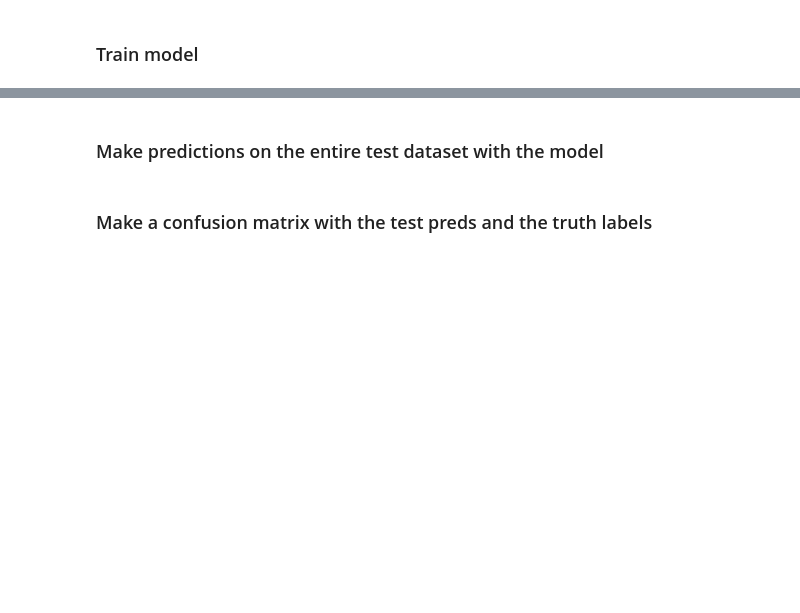
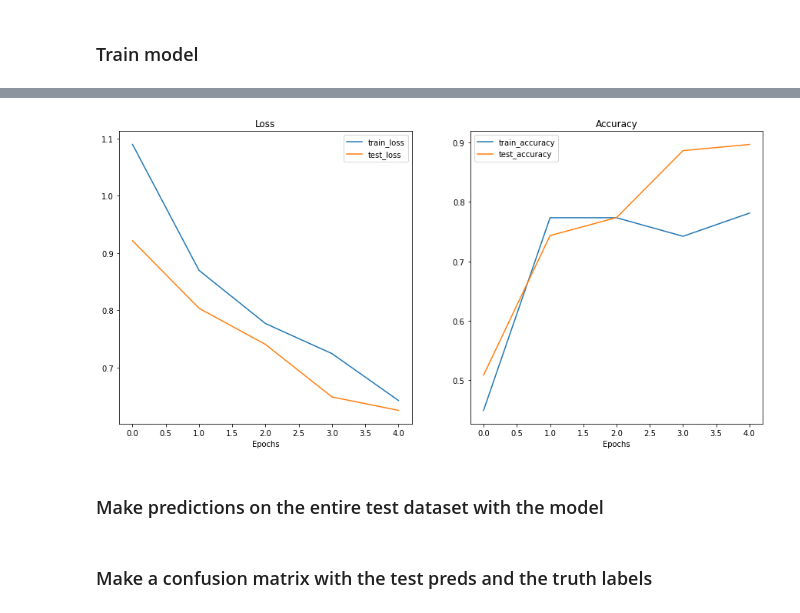
Before and after one commit to torrhen/pytorch_miscellaneous, a Jupyter notebook: 06_pytorch_transfer_learning_ex.ipynb, the cells around one changed output, grey strips where cells are left out. Drawn from its saved outputs; the diff is of its cells as text; code cells hidden in the pictures; blank space fills up the shorter version.

```diff
--- a/06_pytorch_transfer_learning_ex.ipynb
+++ b/06_pytorch_transfer_learning_ex.ipynb
@@ -192,3 +190,8 @@ Epoch: 5 | train_loss: 0.6426 | train_acc: 0.7812 | test_loss: 0.6254 | test_acc
+# %%
+# compare the loss curves and accuracy between the training and test data
+plot_loss_curves(model_0_results)
+# %% [output]
+[figure, added]
 # %% [markdown]
 ### Make predictions on the entire test dataset with the model
 # %%
```
Also changed, not shown: parts of 22 cells of this notebook.
